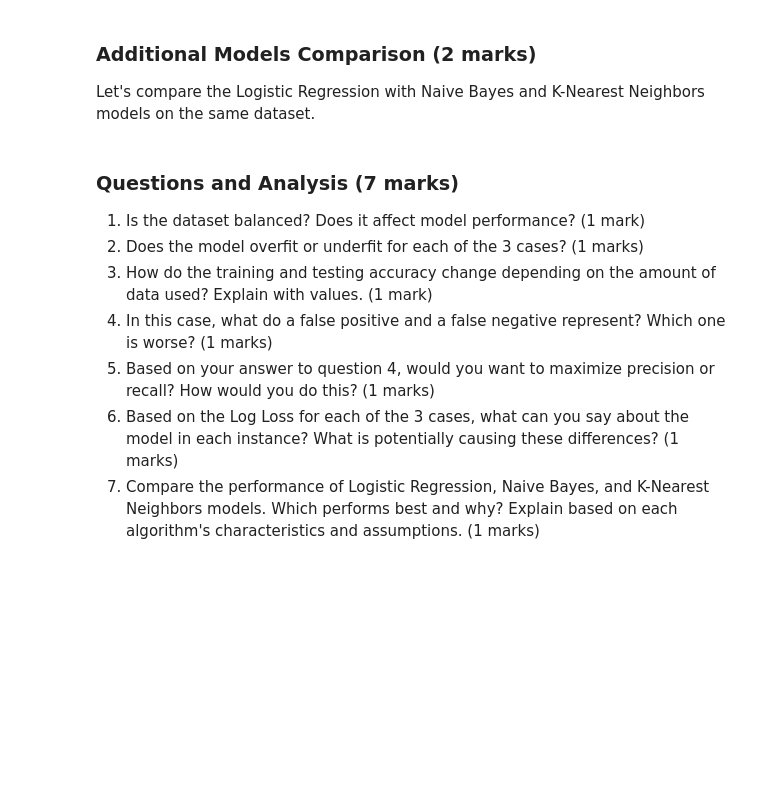
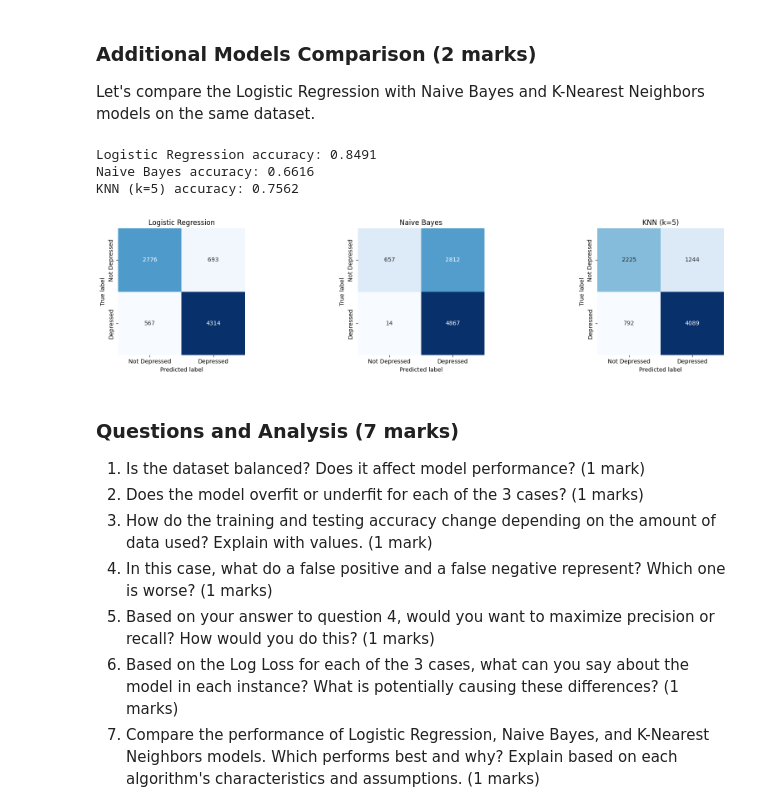
Before and after one commit to KentBerry680/ENGG680_2025_Fall---group-20-assignments, a Jupyter notebook: Lab Assignment 2/Assignment2_Upload.ipynb, the cells around one changed output. Saved outputs shown, nothing was run; the diff lists cells and outputs as text; code cells hidden in the pictures; blank space fills up the shorter version.

```diff
--- a/Lab Assignment 2/Assignment2_Upload.ipynb
+++ b/Lab Assignment 2/Assignment2_Upload.ipynb
@@ -1054,22 +1226,32 @@ from sklearn.neighbors import KNeighborsClassifier
 
 # Compare Logistic Regression, Naive Bayes, and KNN models
 # Initialize models (0.5 marks)
+models = {
+    "Logistic Regression": LogisticRegression(max_iter=2000),
+    "Naive Bayes": GaussianNB(),
+    "KNN (k=5)": KNeighborsClassifier(n_neighbors=5)
+}
 
-models = {
 
-}
 
 # Train and evaluate each model using the full dataset (0.5 marks)
 model_results = {}
 
 for name, model_instance in models.items():
     # Train the model
-
+    model_instance.fit(X_train_full, y_train_full)
 
     # Make predictions
+    y_pred = model_instance.predict(X_test_full)
 
 
     # Calculate accuracy
-
+    acc = accuracy_score(y_test_full, y_pred)
+    model_results[name] = acc
 
     # Print results
+    print(f"{name} accuracy: {acc:.4f}")
+# %% [output]
+Logistic Regression accuracy: 0.8491
+Naive Bayes accuracy: 0.6616
+KNN (k=5) accuracy: 0.7562
@@ -1086,3 +1258,31 @@ plt.show()
+# %%
+# Visualize confusion matrices for all models (You can use heatmap again)
+# (1 marks)
+from sklearn.metrics import confusion_matrix
+
+fig, axes = plt.subplots(1, 3, figsize=(18, 4))
+
+for ax, (name, model_instance) in zip(axes, models.items()):
+    y_pred = model_instance.predict(X_test_full)
+    conf_mat = confusion_matrix(y_test_full, y_pred)
+
+    sns.heatmap(conf_mat,
+                ax=ax,
+                xticklabels=['Not Depressed', 'Depressed'],
+                yticklabels=['Not Depressed', 'Depressed'],
+                square=True,
+                annot=True,
+                cbar=False,
+                fmt='d',
+                cmap='Blues')
+    ax.set_xlabel('Predicted label')
+    ax.set_ylabel('True label')
+    ax.set_title(name)
+
+plt.tight_layout()
+plt.show()
+# %% [output]
+[figure, added]
 # %% [markdown]
 ### Questions and Analysis (7 marks)
 
```
Also changed, not shown: parts of 10 cells of this notebook.
